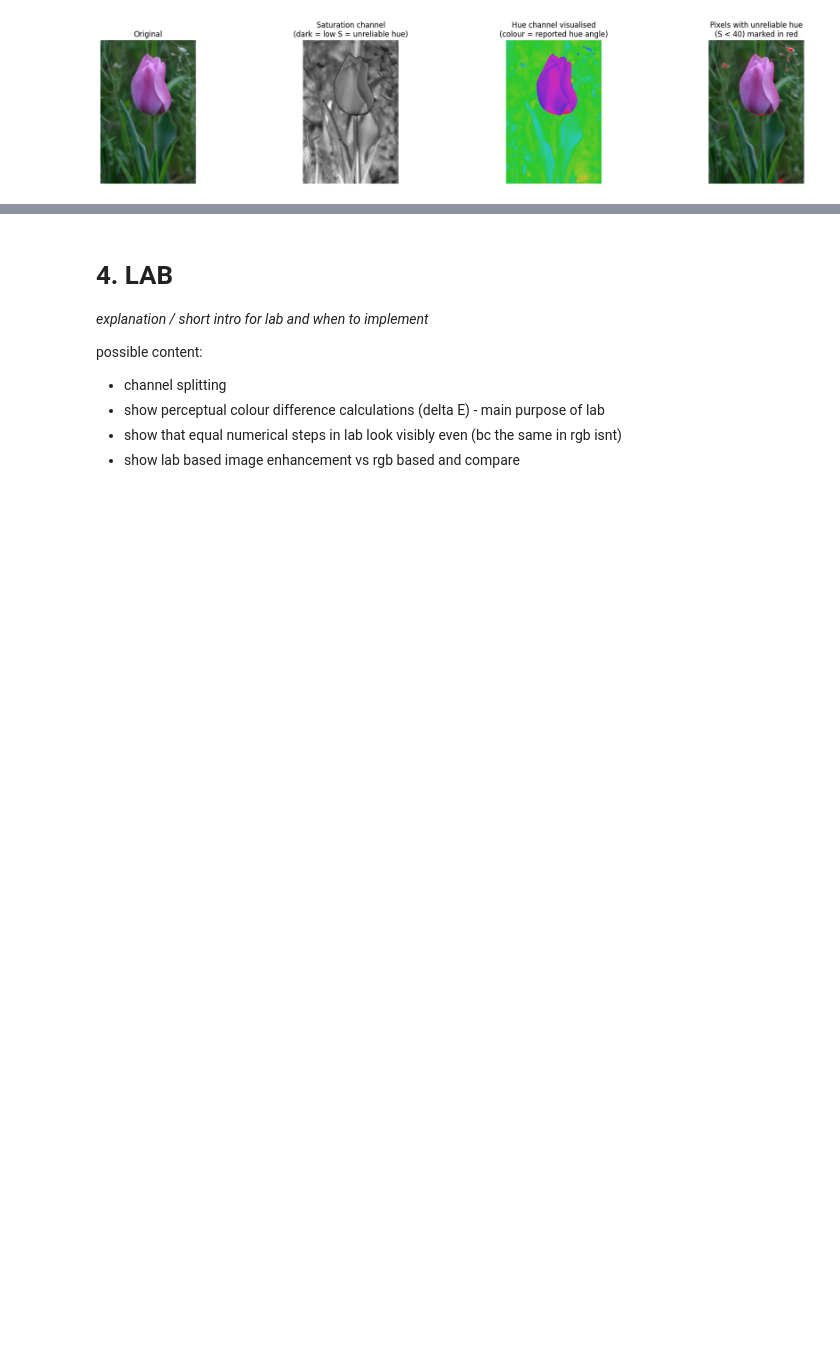
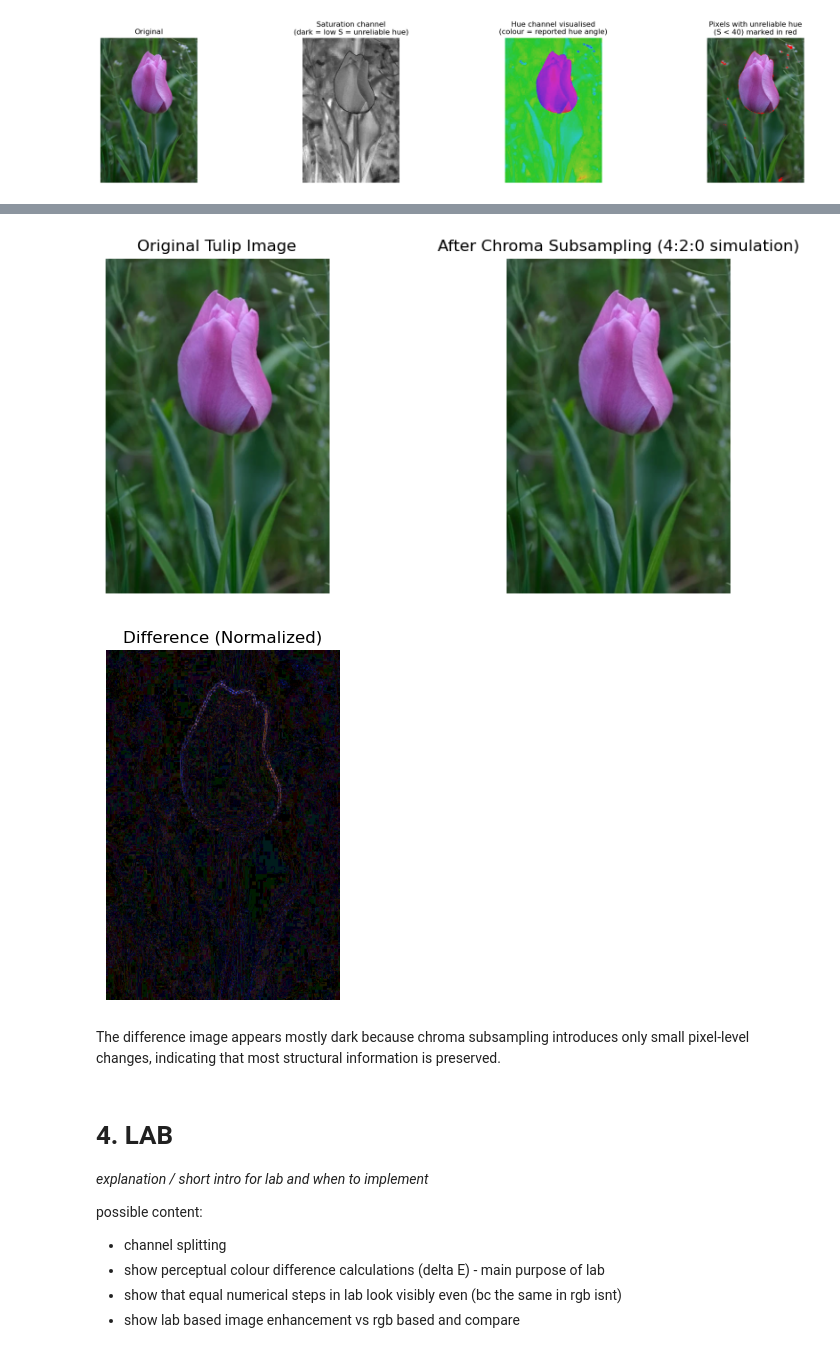
Before and after one commit to romeybajada/cv_colour_models, a Jupyter notebook: walkthrough.ipynb, the cells around one changed output, grey strips where cells are left out. Drawn from its saved outputs; the diff is of its cells as text; code cells hidden in the pictures; blank space fills up the shorter version.

```diff
--- a/walkthrough.ipynb
+++ b/walkthrough.ipynb
@@ -246,5 +272,45 @@ possible content:
 # %%
-# implementation for ycbcr
+img_tulip_bgr = cv2.imread('tulip.png')
+img_tulip_rgb = cv2.cvtColor(img_tulip_bgr, cv2.COLOR_BGR2RGB)
+
+img_ycbcr = cv2.cvtColor(img_tulip_rgb, cv2.COLOR_RGB2YCrCb)
+
+Y  = img_ycbcr[:,:,0]
+Cr = img_ycbcr[:,:,1]
+Cb = img_ycbcr[:,:,2]
+
+# Downsample chroma channels
+Cb_small = cv2.resize(Cb, (Cb.shape[1]//2, Cb.shape[0]//2), interpolation=cv2.INTER_LINEAR)
+Cr_small = cv2.resize(Cr, (Cr.shape[1]//2, Cr.shape[0]//2), interpolation=cv2.INTER_LINEAR)
+
+# Upsample back
+Cb_up = cv2.resize(Cb_small, (Cb.shape[1], Cb.shape[0]), interpolation=cv2.INTER_LINEAR)
+Cr_up = cv2.resize(Cr_small, (Cr.shape[1], Cr.shape[0]), interpolation=cv2.INTER_LINEAR)
+
+# Reconstruct image
+img_subsampled = cv2.merge([Y, Cr_up, Cb_up])
+img_subsampled = cv2.cvtColor(img_subsampled, cv2.COLOR_YCrCb2RGB)
+
+# Ouputting result
+show_images(
+    [img_tulip_rgb, img_subsampled],
+    ['Original Tulip Image', 'After Chroma Subsampling (4:2:0 simulation)'],
+    cmap_list=[None, None]
+)
+
+# Displaying difference
+diff_norm = cv2.normalize(diff, None, 0, 255, cv2.NORM_MINMAX)
+
+show_images(
+    [diff_norm],
+    ['Difference (Normalized)'],
+    cmap_list=['gray']
+)
+# %% [output]
+[figure, added]
+[figure, added]
+# %% [markdown]
+The difference image appears mostly dark because chroma subsampling introduces only small pixel-level changes, indicating that most structural information is preserved.
 # %% [markdown]
 # 4. LAB
 *explanation / short intro for lab and when to implement*
```
Also changed, not shown: parts of 4 cells of this notebook, 1 other file.
